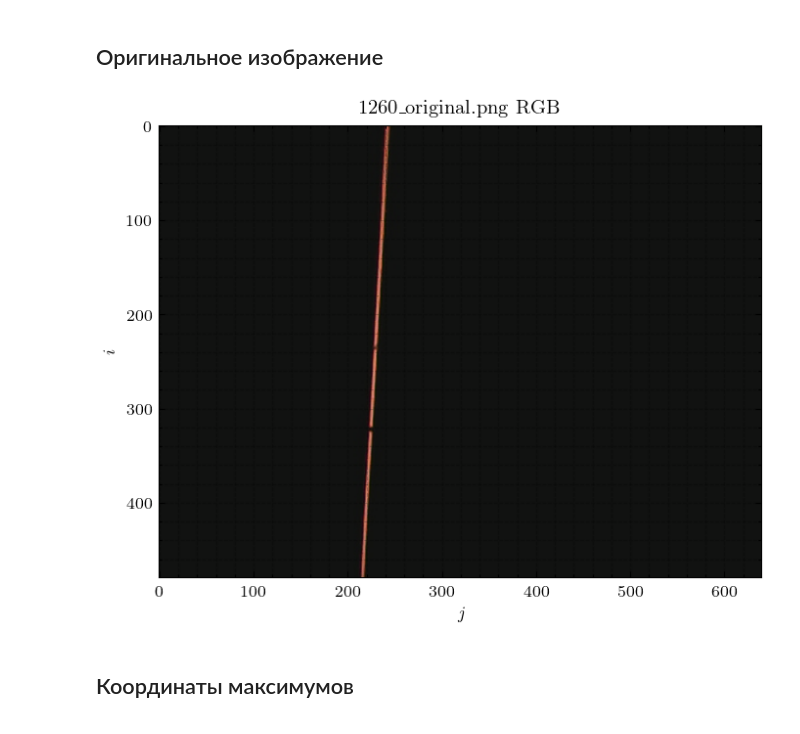
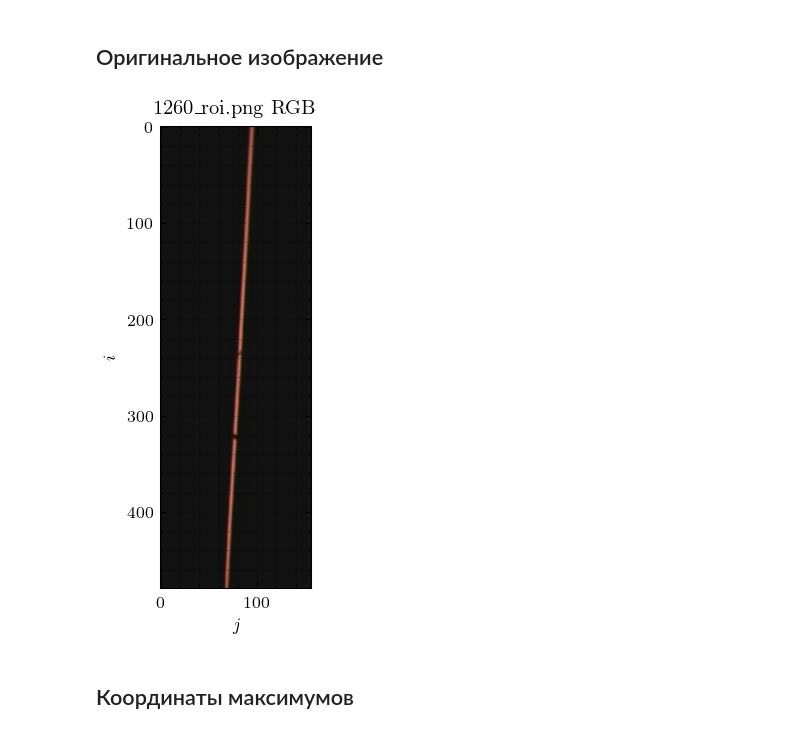
Before and after one commit to gleblug/vacuum-experiments, a Jupyter notebook: 11+7/step_by_step.ipynb, the cells around one changed output. Drawn from its saved outputs; the diff is of its cells as text; code cells hidden in the pictures.

```diff
--- a/11+7/step_by_step.ipynb
+++ b/11+7/step_by_step.ipynb
@@ -18,25 +19,29 @@ T = lambda I: 108.0958765*I*I*I-511.9765339*I*I+1617.95649045*I+537.60415503
 # %% [markdown]
 ## Оригинальное изображение
 # %%
-image_name = '1260_original.png'
+image_name = '1260_roi.png'
 image = cv2.imread(image_name, cv2.IMREAD_COLOR_RGB)
+image = cv2.GaussianBlur(image, (3, 3), 0)
+# image = cv2.medianBlur(image, 7)
+# image = cv2.fastNlMeansDenoisingColored(image, None, 10, 10, 7, 21)
+# image = cv2.bilateralFilter(image, 9, 75, 75)
 gray = cv2.cvtColor(image, cv2.COLOR_RGB2GRAY)
 red, green, blue = cv2.split(image)
 
 data = {
     'gray':  { 'img': gray  },
     'red':   { 'img': red   },
     'green': { 'img': green },
     'blue':  { 'img': blue  },
 }
 
 plt.xlabel('$j$')
 plt.ylabel('$i$')
 plt.imshow(image)
 plt.title(image_name + ' RGB')
 plt.show()
 # %% [output]
-[figure, old version]
+[figure, new version]
 # %% [markdown]
 ## Координаты максимумов
 # %%
```
Also changed, not shown: parts of 8 cells of this notebook, 27 other files.
